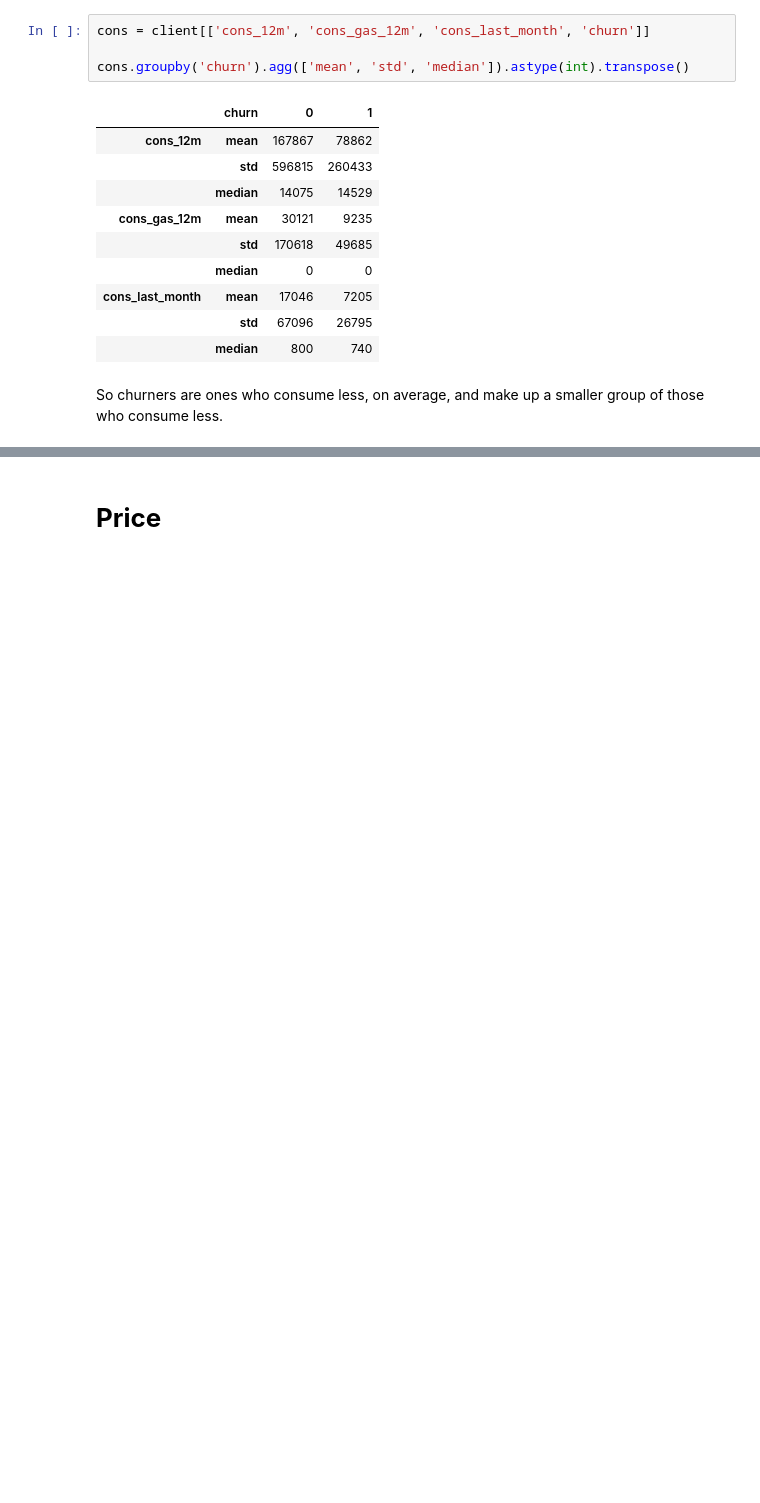
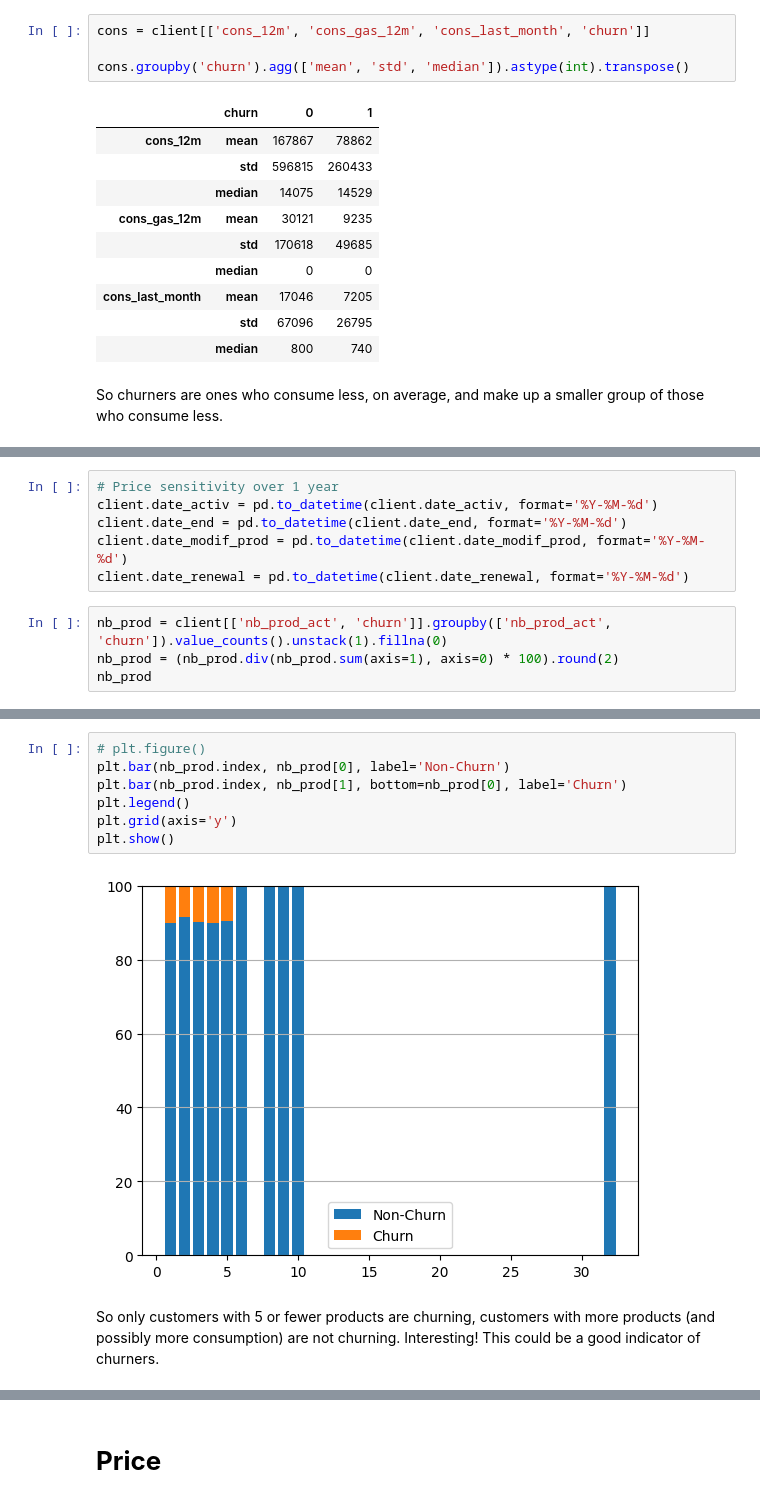
Before and after one commit to bktakacs/Forage-BCG_X-DataScience, a Jupyter notebook: Task 2 - Exploratory Data Analysis/myeda.ipynb, the cells around one changed output, grey strips where cells are left out. Cells and saved outputs as stored; diff of their text form; blank space fills up the shorter version.

```diff
--- a/Task 2 - Exploratory Data Analysis/myeda.ipynb
+++ b/Task 2 - Exploratory Data Analysis/myeda.ipynb
@@ -162,0 +178,10 @@ forc
+# %%
+# Price sensitivity over 1 year
+client.date_activ = pd.to_datetime(client.date_activ, format='%Y-%M-%d')
+client.date_end = pd.to_datetime(client.date_end, format='%Y-%M-%d')
+client.date_modif_prod = pd.to_datetime(client.date_modif_prod, format='%Y-%M-%d')
+client.date_renewal = pd.to_datetime(client.date_renewal, format='%Y-%M-%d')
+# %%
+nb_prod = client[['nb_prod_act', 'churn']].groupby(['nb_prod_act', 'churn']).value_counts().unstack(1).fillna(0)
+nb_prod = (nb_prod.div(nb_prod.sum(axis=1), axis=0) * 100).round(2)
+nb_prod
@@ -162,0 +201,11 @@ forc
+# %%
+# plt.figure()
+plt.bar(nb_prod.index, nb_prod[0], label='Non-Churn')
+plt.bar(nb_prod.index, nb_prod[1], bottom=nb_prod[0], label='Churn')
+plt.legend()
+plt.grid(axis='y')
+plt.show()
+# %% [output]
+[figure, added]
+# %% [markdown]
+So only customers with 5 or fewer products are churning, customers with more products (and possibly more consumption) are not churning. Interesting! This could be a good indicator of churners.
```
Also changed, not shown: parts of 28 cells of this notebook.
